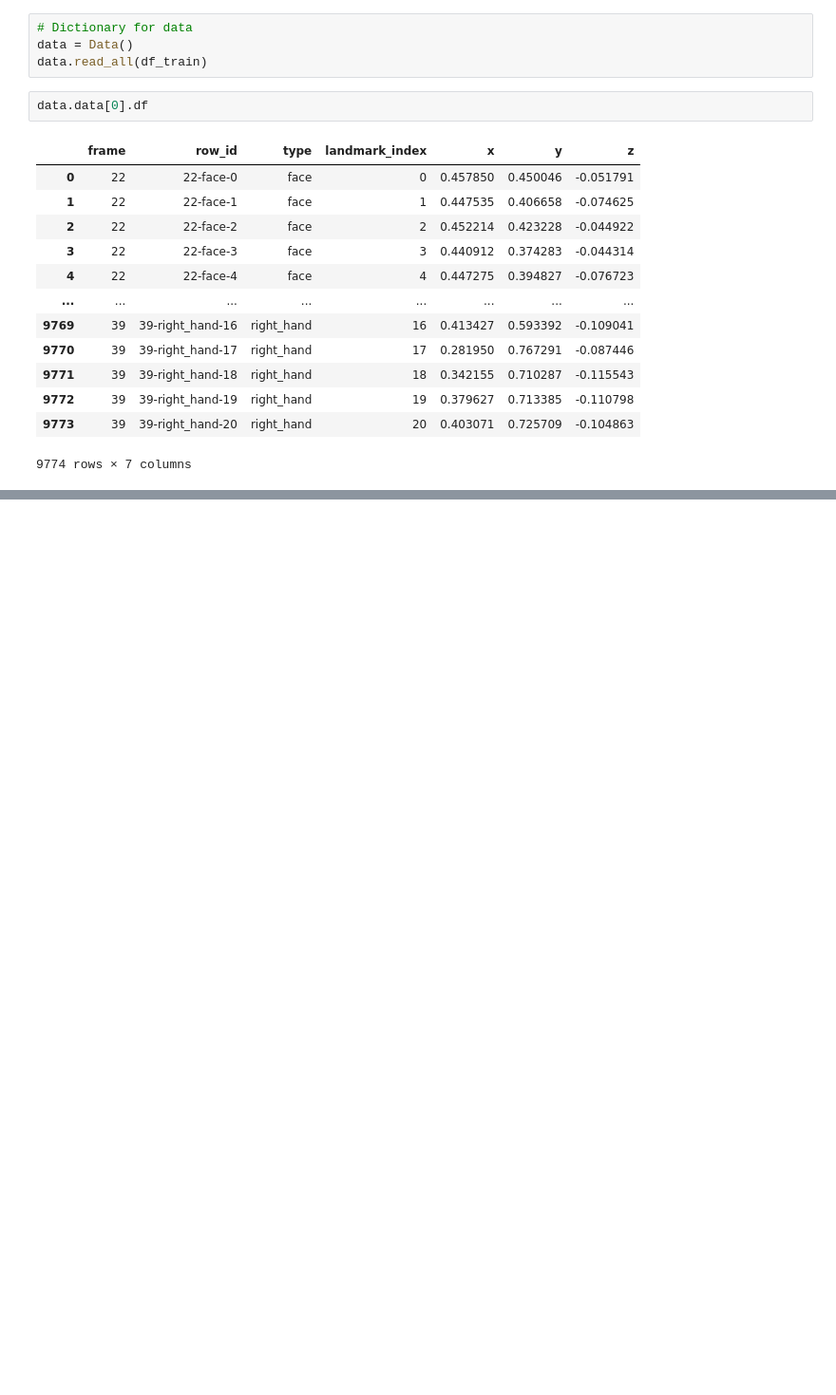
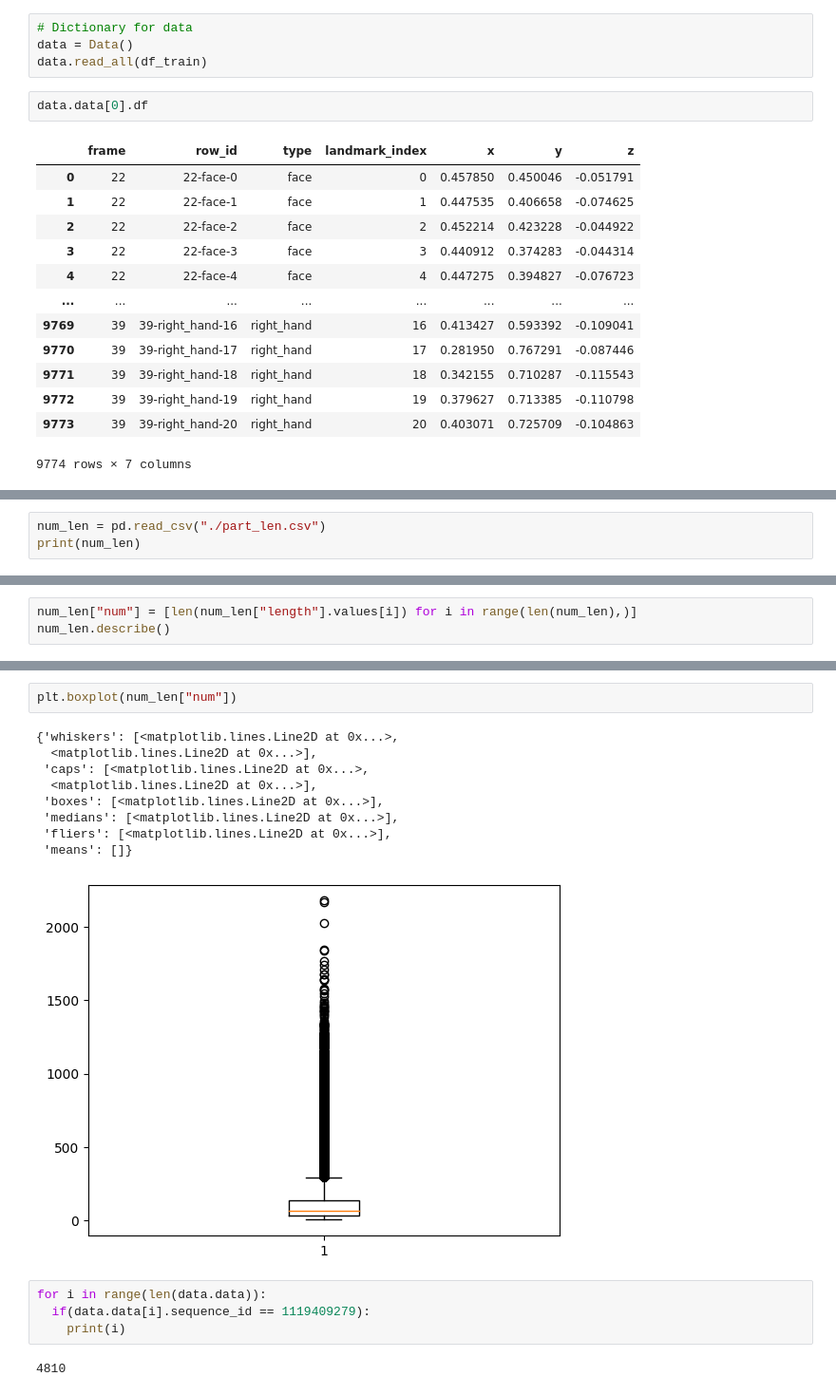
Before and after one commit to Strojove-uceni/23206-final-sign-language-recognition-in-video, a Jupyter notebook: data_preprocess.ipynb, the cells around one changed output, grey strips where cells are left out. Shown at 95% size. Cells and saved outputs as stored; diff of their text form; blank space fills up the shorter version.

Commit message:
Input data analysis added.

```diff
--- a/data_preprocess.ipynb
+++ b/data_preprocess.ipynb
@@ -98,0 +148,3 @@ data.data[0].df
+# %%
+num_len = pd.read_csv("./part_len.csv")
+print(num_len)
@@ -98,0 +169,3 @@ data.data[0].df
+# %%
+num_len["num"] = [len(num_len["length"].values[i]) for i in range(len(num_len),)]
+num_len.describe()
@@ -98,0 +182,18 @@ data.data[0].df
+# %%
+plt.boxplot(num_len["num"])
+# %% [output]
+{'whiskers': [<matplotlib.lines.Line2D at 0x...>,
+  <matplotlib.lines.Line2D at 0x...>],
+ 'caps': [<matplotlib.lines.Line2D at 0x...>,
+  <matplotlib.lines.Line2D at 0x...>],
+ 'boxes': [<matplotlib.lines.Line2D at 0x...>],
+ 'medians': [<matplotlib.lines.Line2D at 0x...>],
+ 'fliers': [<matplotlib.lines.Line2D at 0x...>],
+ 'means': []}
+[figure, added]
+# %%
+for i in range(len(data.data)):
+  if(data.data[i].sequence_id == 1119409279):
+    print(i)
+# %% [output]
+4810
```
Also changed, not shown: parts of 14 cells of this notebook.
